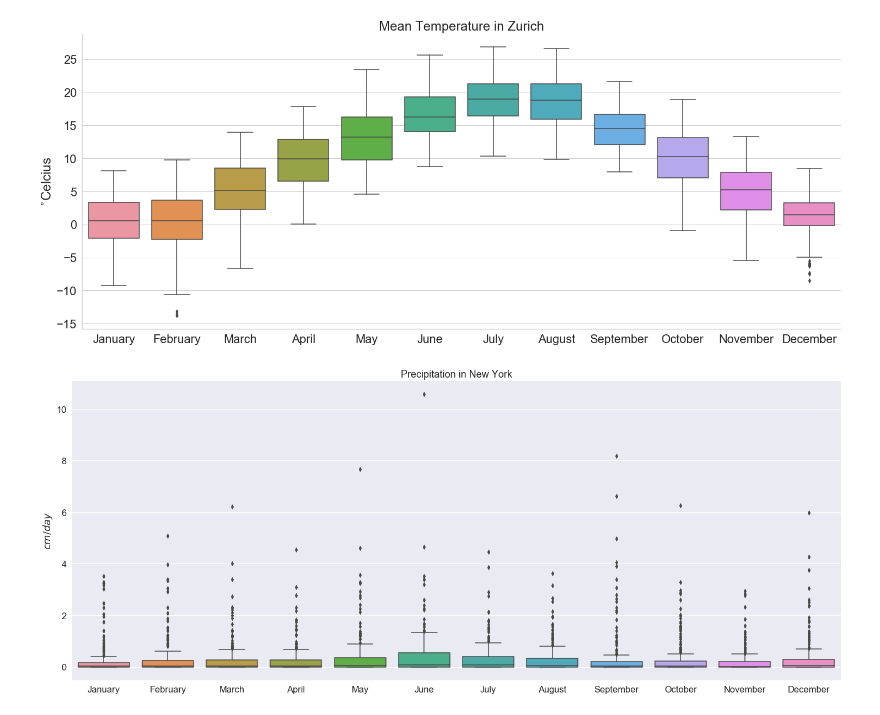
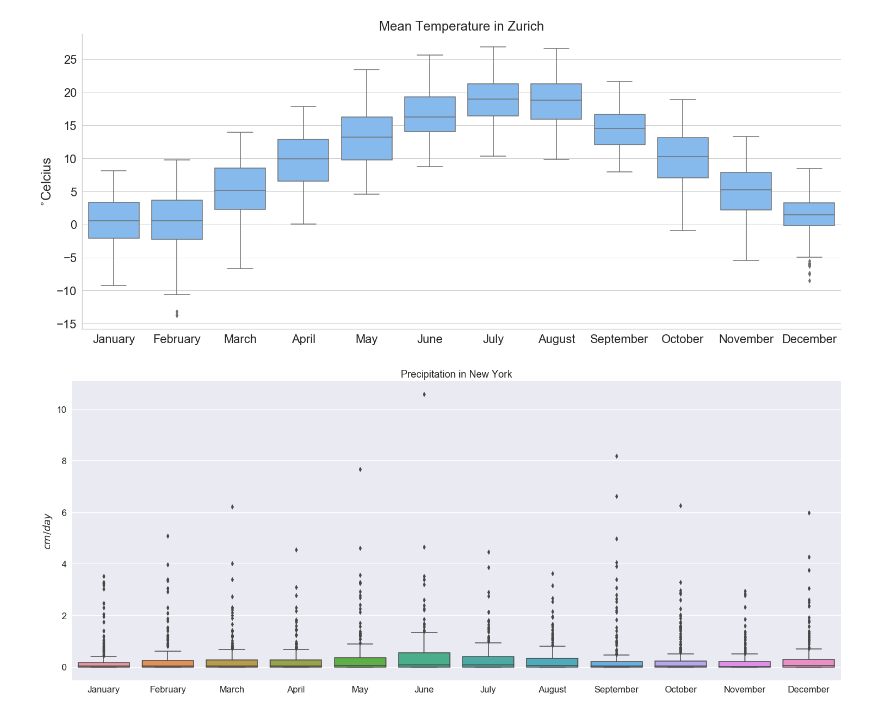
Before and after one commit to Sommer1872/smart_weather_analytics, a Jupyter notebook: visualization.ipynb, the cells around one changed output. Drawn from its saved outputs; the diff is of its cells as text; code cells hidden in the pictures.

Commit message:
sky blue *.*

```diff
--- a/visualization.ipynb
+++ b/visualization.ipynb
@@ -37,27 +37,26 @@ for city in cities:
 # %%
 # Boxplot
 sns.set(font_scale=2., style="whitegrid")
 
 per_month = []
 for i in range(1,13):
     subset = zurich['Mean Temperature'][zurich.index.month == i]
     per_month.append(subset)
 
 fontsize = 20
 months = ['January', 'February', 'March', 'April', 'May', 'June', 'July', 'August', 'September', 'October', 'November', 'December']
 
 fig, ax = plt.subplots(figsize=(25,10))
-sns.boxplot(data=per_month);
-
+sns.boxplot(data=per_month, color=sns.xkcd_rgb["sky blue"])#,palette=sns.color_palette("PuBuGn_d"));
 sns.despine()
 ax.set_title("Mean Temperature in Zurich")
 ax.set_xticklabels(months)
 ax.set_ylabel("$^{\circ}$Celcius");
 
 # did this already
 fig.savefig('./plots/monthly_temperatures_zurich.png')
 # %% [output]
-[figure, old version]
+[figure, new version]
 # %%
 # Boxplot
 sns.set(font_scale=1.5)
```
Also changed, not shown: 1 other file.
